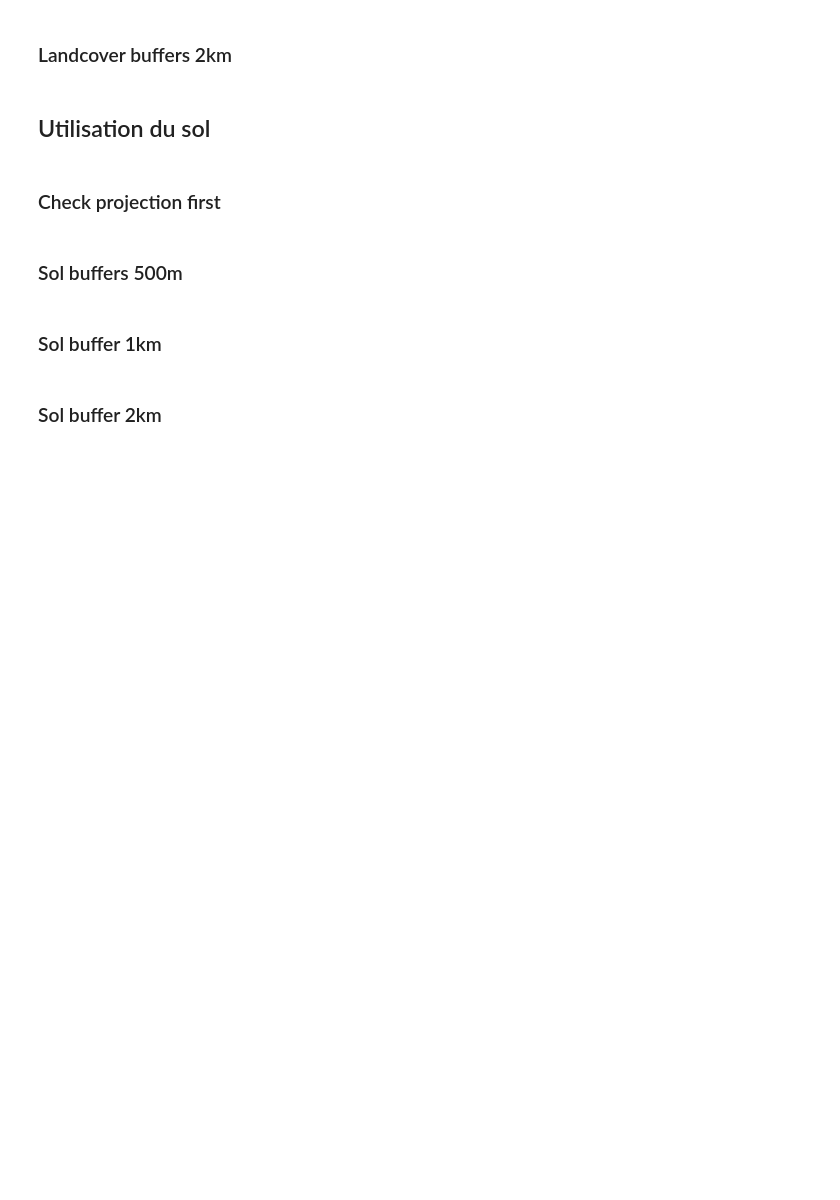
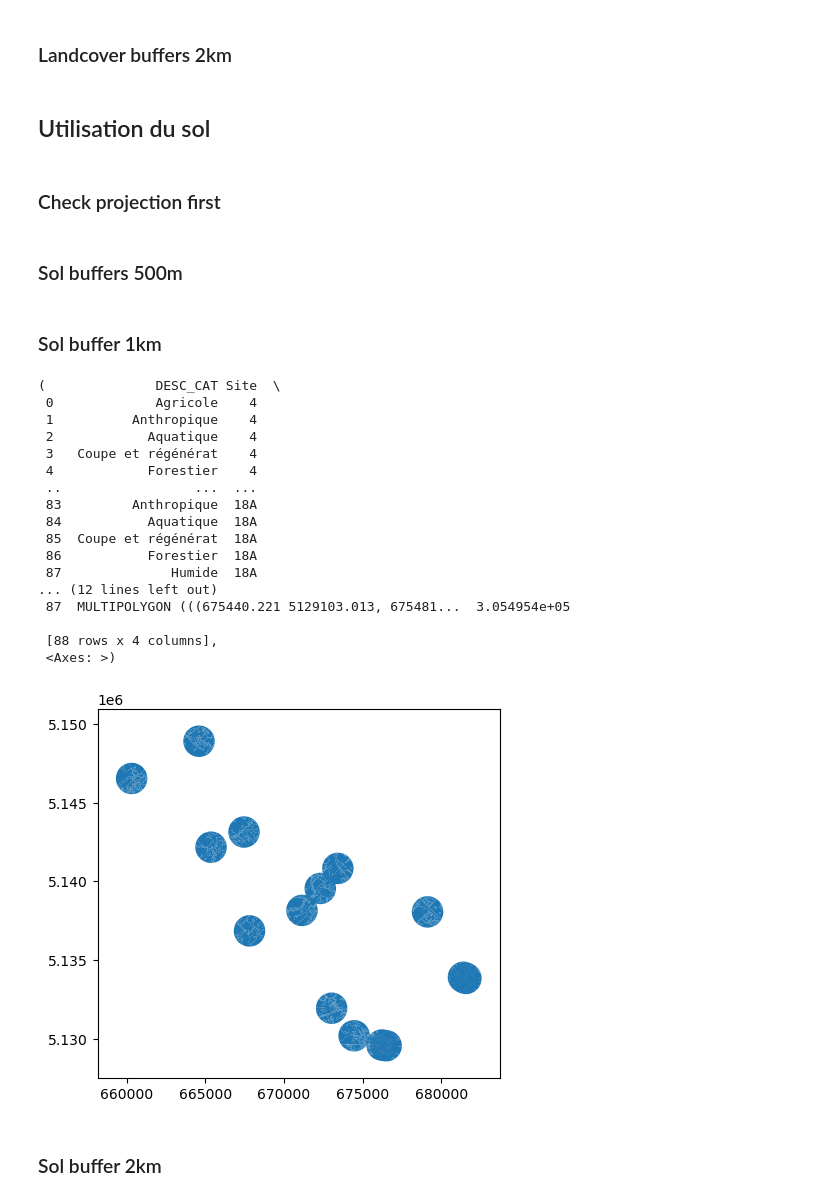
Before and after one commit to tofunori/Multi-buffers-data-extraction, a Jupyter notebook: multi_buffers.ipynb, the cells around one changed output. Drawn from its saved outputs; the diff is of its cells as text; code cells hidden in the pictures; blank space fills up the shorter version.

```diff
--- a/multi_buffers.ipynb
+++ b/multi_buffers.ipynb
@@ -671,2 +620,52 @@ aggregated_results
+# %%
+import geopandas as gpd
+import pandas as pd
+
+# Assuming buffered_camera_df_1km is your GeoDataFrame with 1km buffers
+sol_1km = sol.overlay(buffered_camera_df_1km, how='intersection')
+sol_1km["area"] = sol_1km["geometry"].area
+
+# Initialize an empty list to store the results
+all_sites = []
+
+# Iterate over each unique site
+for site in sol_1km['Site'].unique():
+    # Filter the data for the current site
+    sol_site = sol_1km[sol_1km["Site"] == site]
+
+    # Dissolve by 'DESC_CAT' and sum 'area'
+    dissolved = sol_site.dissolve(by=['DESC_CAT', 'Site'], aggfunc={'area': 'sum'})
+
+    # Store the result
+    all_sites.append(dissolved)
+
+# Concatenate all the results into a single GeoDataFrame
+sol_1km_gdf = pd.concat(all_sites).reset_index()
+
+# Save the GeoDataFrame
+sol_1km_gdf.to_file(r"C:\Users\thier\Downloads\Projet\sol_1km.shp")
+sol_1km_gdf.to_csv(r"C:\Users\thier\Downloads\Projet\sol_1km.csv")
+
+# Print and plot the result
+sol_1km_gdf, sol_1km_gdf.plot()
+# %% [output]
+(              DESC_CAT Site  \
+ 0             Agricole    4
+ 1          Anthropique    4
+ 2            Aquatique    4
+ 3   Coupe et régénérat    4
+ 4            Forestier    4
+ ..                 ...  ...
+ 83         Anthropique  18A
+ 84           Aquatique  18A
+ 85  Coupe et régénérat  18A
+ 86           Forestier  18A
+ 87              Humide  18A
+... (12 lines left out)
+ 87  MULTIPOLYGON (((675440.221 5129103.013, 675481...  3.054954e+05
+
+ [88 rows x 4 columns],
+ <Axes: >)
+[figure, added]
 # %% [markdown]
 ### Sol buffer 2km
```
Also changed, not shown: parts of 22 cells of this notebook.
